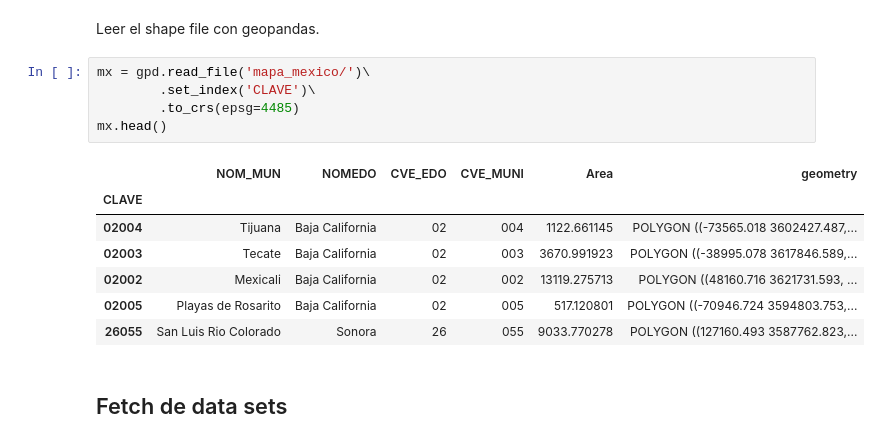
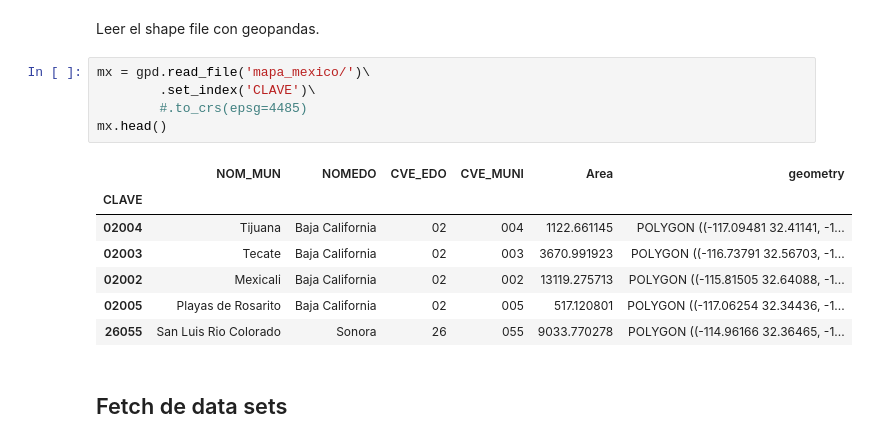
Before and after one commit to PosgradoMNA/actividades-de-aprendizaje-dsercam, a Jupyter notebook: RetoFinal/RetoFinal_Avance1.ipynb, the cells around one changed output. Saved outputs shown, nothing was run; the diff lists cells and outputs as text.

```diff
--- a/RetoFinal/RetoFinal_Avance1.ipynb
+++ b/RetoFinal/RetoFinal_Avance1.ipynb
@@ -70,16 +90,16 @@ Leer el shape file con geopandas.
 # %%
 mx = gpd.read_file('mapa_mexico/')\
         .set_index('CLAVE')\
-        .to_crs(epsg=4485)
+        #.to_crs(epsg=4485)
 mx.head()
 # %% [output]
 |  | NOM_MUN | NOMEDO | CVE_EDO | CVE_MUNI | Area | geometry |
 | CLAVE |  |  |  |  |  |  |
-| 02004 | Tijuana | Baja California | 02 | 004 | 1122.661145 | POLYGON ((-73565.018 3602427.487,... |
-| 02003 | Tecate | Baja California | 02 | 003 | 3670.991923 | POLYGON ((-38995.078 3617846.589,... |
-| 02002 | Mexicali | Baja California | 02 | 002 | 13119.275713 | POLYGON ((48160.716 3621731.593, ... |
-| 02005 | Playas de Rosarito | Baja California | 02 | 005 | 517.120801 | POLYGON ((-70946.724 3594803.753,... |
-| 26055 | San Luis Rio Colorado | Sonora | 26 | 055 | 9033.770278 | POLYGON ((127160.493 3587762.823,... |
+| 02004 | Tijuana | Baja California | 02 | 004 | 1122.661145 | POLYGON ((-117.09481 32.41141, -1... |
+| 02003 | Tecate | Baja California | 02 | 003 | 3670.991923 | POLYGON ((-116.73791 32.56703, -1... |
+| 02002 | Mexicali | Baja California | 02 | 002 | 13119.275713 | POLYGON ((-115.81505 32.64088, -1... |
+| 02005 | Playas de Rosarito | Baja California | 02 | 005 | 517.120801 | POLYGON ((-117.06254 32.34436, -1... |
+| 26055 | San Luis Rio Colorado | Sonora | 26 | 055 | 9033.770278 | POLYGON ((-114.96166 32.36465, -1... |
 # %% [markdown]
 ## Fetch de data sets
 # %%
```
Also changed, not shown: parts of 39 cells of this notebook.
